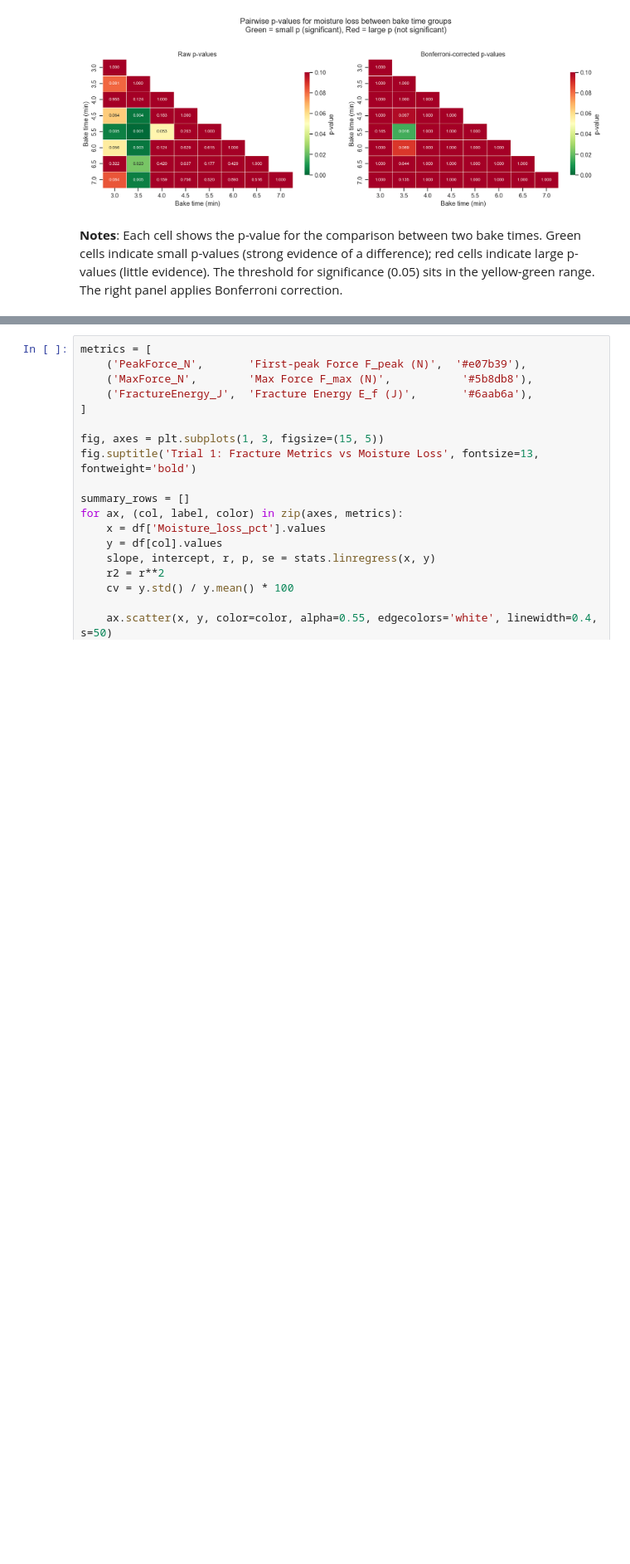
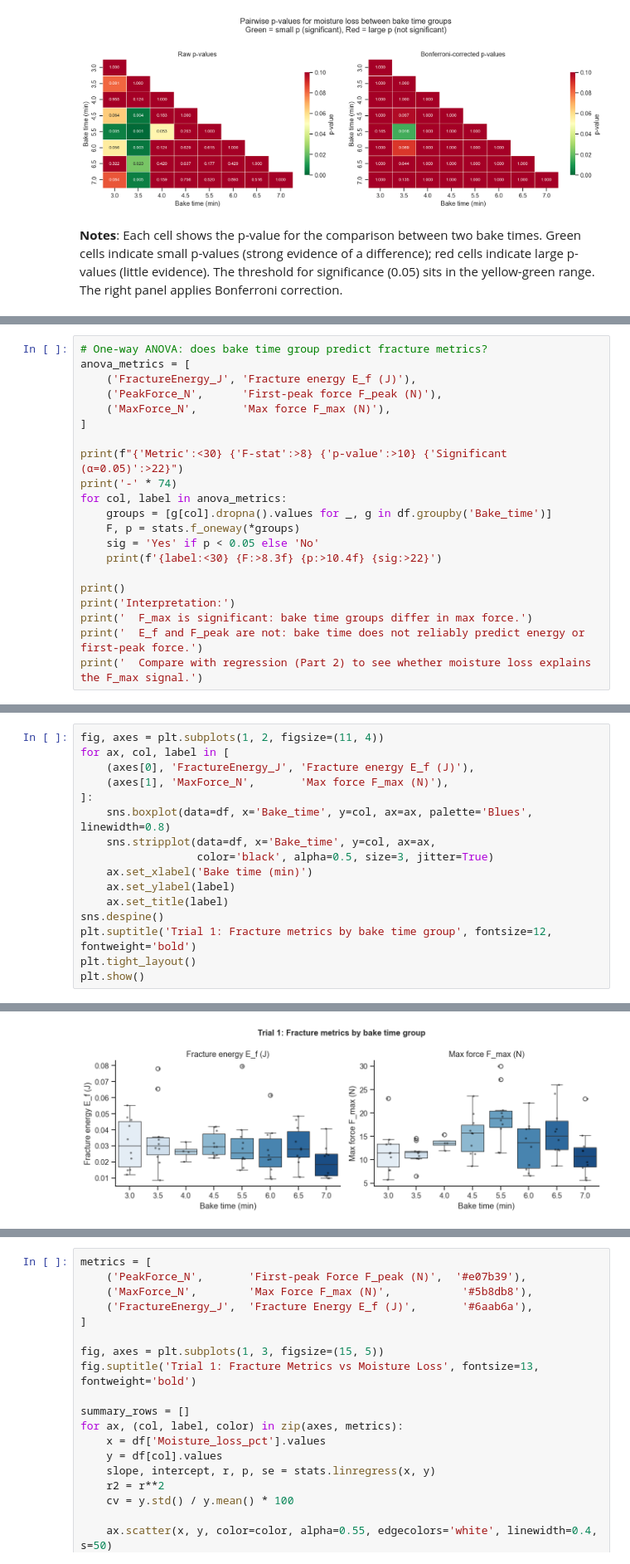
Before and after one commit to reversely/chips, a Jupyter notebook: trial1_analysis.ipynb, the cells around one changed output, grey strips where cells are left out. Shown at 83% size. Drawn from its saved outputs; the diff is of its cells as text; blank space fills up the shorter version.

Commit message:
updates for clarity + anova

```diff
--- a/trial1_analysis.ipynb
+++ b/trial1_analysis.ipynb
@@ -311,0 +298,21 @@ Within-group variability in moisture loss is large relative to between-group dif
+# %%
+# One-way ANOVA: does bake time group predict fracture metrics?
+anova_metrics = [
+    ('FractureEnergy_J', 'Fracture energy E_f (J)'),
+    ('PeakForce_N',      'First-peak force F_peak (N)'),
+    ('MaxForce_N',       'Max force F_max (N)'),
+]
+
+print(f"{'Metric':<30} {'F-stat':>8} {'p-value':>10} {'Significant (α=0.05)':>22}")
+print('-' * 74)
+for col, label in anova_metrics:
+    groups = [g[col].dropna().values for _, g in df.groupby('Bake_time')]
+    F, p = stats.f_oneway(*groups)
+    sig = 'Yes' if p < 0.05 else 'No'
+    print(f'{label:<30} {F:>8.3f} {p:>10.4f} {sig:>22}')
+
+print()
+print('Interpretation:')
+print('  F_max is significant: bake time groups differ in max force.')
+print('  E_f and F_peak are not: bake time does not reliably predict energy or first-peak force.')
+print('  Compare with regression (Part 2) to see whether moisture loss explains the F_max signal.')
@@ -311,0 +330,17 @@ Within-group variability in moisture loss is large relative to between-group dif
+# %%
+fig, axes = plt.subplots(1, 2, figsize=(11, 4))
+for ax, col, label in [
+    (axes[0], 'FractureEnergy_J', 'Fracture energy E_f (J)'),
+    (axes[1], 'MaxForce_N',       'Max force F_max (N)'),
+]:
+    sns.boxplot(data=df, x='Bake_time', y=col, ax=ax, palette='Blues', linewidth=0.8)
+    sns.stripplot(data=df, x='Bake_time', y=col, ax=ax,
+                  color='black', alpha=0.5, size=3, jitter=True)
+    ax.set_xlabel('Bake time (min)')
+    ax.set_ylabel(label)
+    ax.set_title(label)
+sns.despine()
+plt.suptitle('Trial 1: Fracture metrics by bake time group', fontsize=12, fontweight='bold')
+plt.tight_layout()
+plt.show()
+# %% [output]
@@ -312,3 +354,4 @@ Within-group variability in moisture loss is large relative to between-group dif
+[figure, added]
 # %% [markdown]
 ---
 
```
Also changed, not shown: parts of 19 cells of this notebook, 4 other files.
